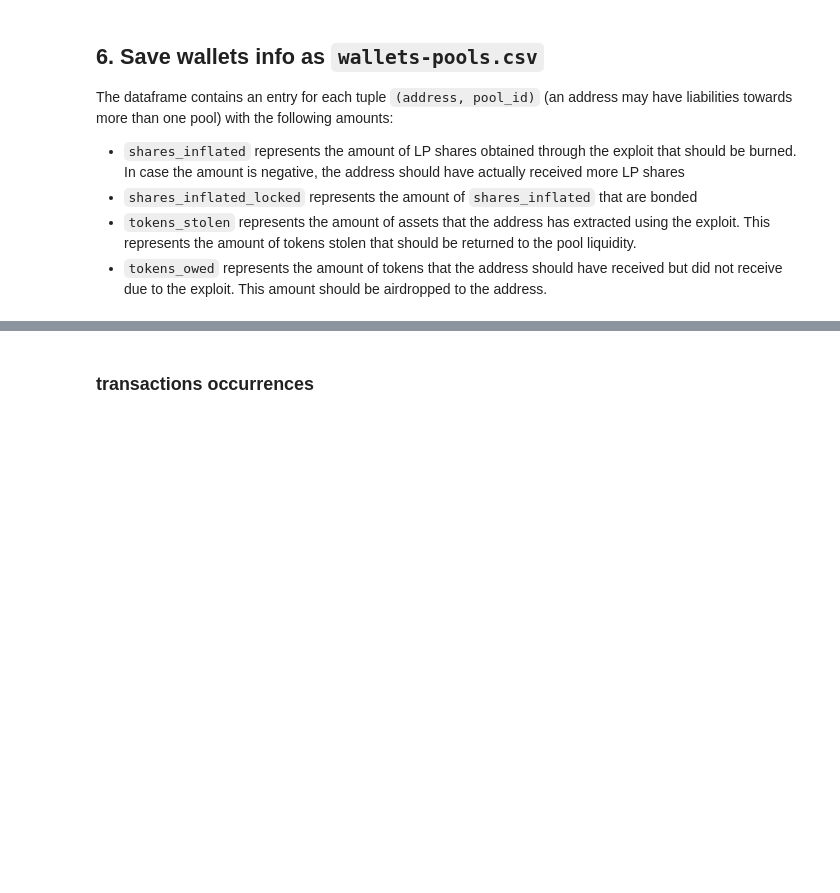
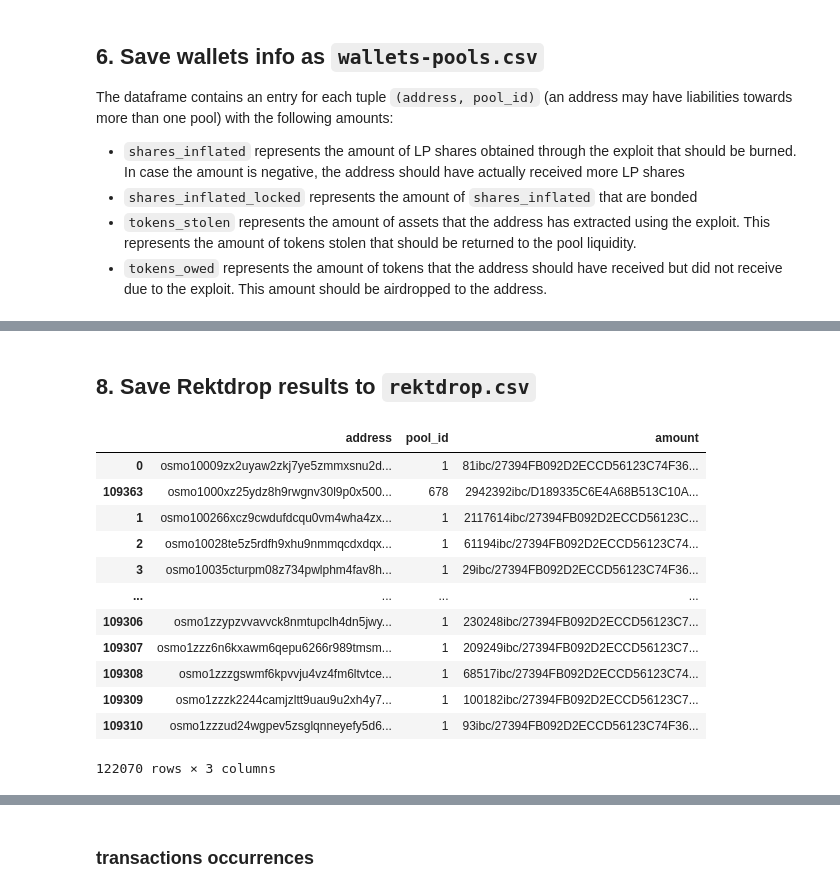
Before and after one commit to niccoloraspa/osmosis-halt-data, a Jupyter notebook: transactions.ipynb, the cells around one changed output, grey strips where cells are left out. Drawn from its saved outputs; the diff is of its cells as text; code cells hidden in the pictures; blank space fills up the shorter version.

Commit message:
add rektdrop calculation

```diff
--- a/transactions.ipynb
+++ b/transactions.ipynb
@@ -875,0 +1028,3 @@ addrpool_df.to_csv("csv/wallets-pools.csv", index=None)
+# %%
+# get all accounts
+accounts = get_accounts(HALT_HEIGHT)
@@ -875,0 +1220,23 @@ addrpool_df.to_csv("csv/wallets-pools.csv", index=None)
+# %% [markdown]
+## 8. Save Rektdrop results to `rektdrop.csv`
+# %%
+rektdrop_df = pd.DataFrame.from_records(rektdrop)
+rektdrop_df.columns = ["address", "pool_id", "amount"]
+rektdrop_df.amount = rektdrop_df.amount.apply(token_to_str) # token_to_str defined in first cell of sec. 5
+rektdrop_df.sort_values(by=["address", "pool_id"], ascending=True, inplace=True)
+
+rektdrop_df
+# %% [output]
+|  | address | pool_id | amount |
+| 0 | osmo10009zx2uyaw2zkj7ye5zmmxsnu2d... | 1 | 81ibc/27394FB092D2ECCD56123C74F36... |
+| 109363 | osmo1000xz25ydz8h9rwgnv30l9p0x500... | 678 | 2942392ibc/D189335C6E4A68B513C10A... |
+| 1 | osmo100266xcz9cwdufdcqu0vm4wha4zx... | 1 | 2117614ibc/27394FB092D2ECCD56123C... |
+| 2 | osmo10028te5z5rdfh9xhu9nmmqcdxdqx... | 1 | 61194ibc/27394FB092D2ECCD56123C74... |
+| 3 | osmo10035cturpm08z734pwlphm4fav8h... | 1 | 29ibc/27394FB092D2ECCD56123C74F36... |
+| ... | ... | ... | ... |
+| 109306 | osmo1zzypzvvavvck8nmtupclh4dn5jwy... | 1 | 230248ibc/27394FB092D2ECCD56123C7... |
+| 109307 | osmo1zzz6n6kxawm6qepu6266r989tmsm... | 1 | 209249ibc/27394FB092D2ECCD56123C7... |
+| 109308 | osmo1zzzgswmf6kpvvju4vz4fm6ltvtce... | 1 | 68517ibc/27394FB092D2ECCD56123C74... |
+| 109309 | osmo1zzzk2244camjzltt9uau9u2xh4y7... | 1 | 100182ibc/27394FB092D2ECCD56123C7... |
+| 109310 | osmo1zzzud24wgpev5zsglqnneyefy5d6... | 1 | 93ibc/27394FB092D2ECCD56123C74F36... |
+122070 rows × 3 columns
```
Also changed, not shown: parts of 35 cells of this notebook, 4 other files.
